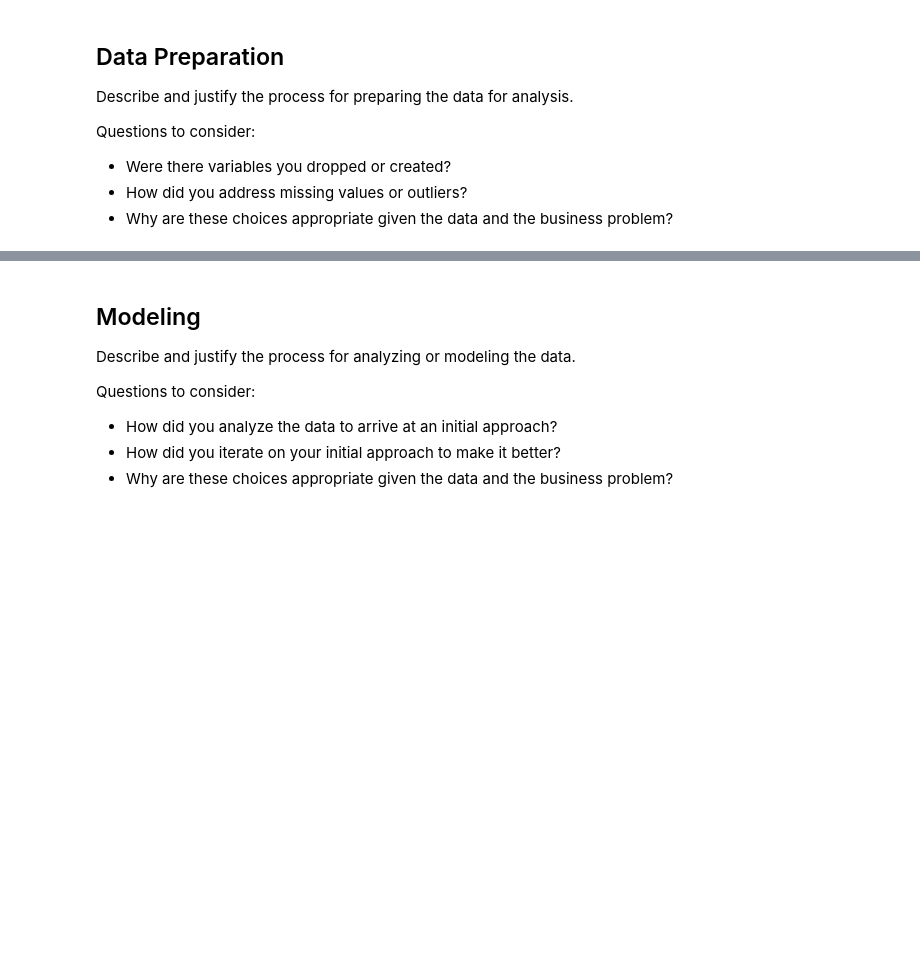
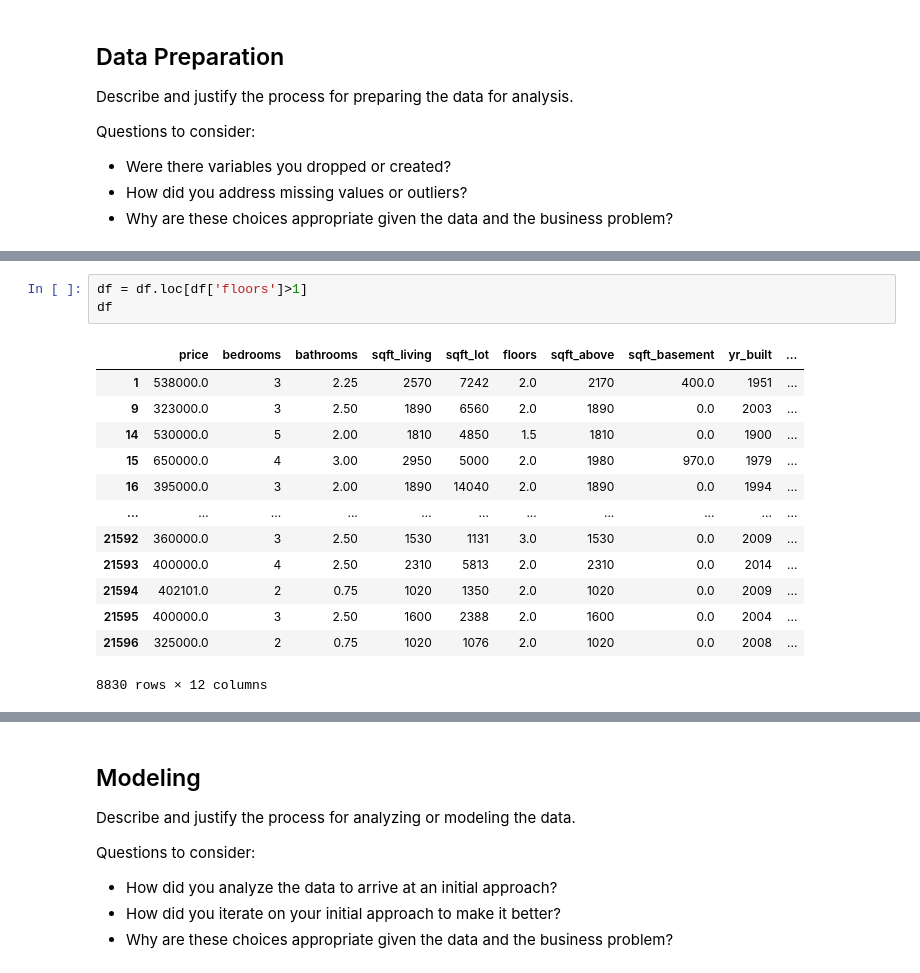
Before and after one commit to litzysj/King-County-Real-Estate-Analysis, a Jupyter notebook: Sandbox Notebook.ipynb, the cells around one changed output, grey strips where cells are left out. Cells and saved outputs as stored; diff of their text form; blank space fills up the shorter version.

```diff
--- a/Sandbox Notebook.ipynb
+++ b/Sandbox Notebook.ipynb
@@ -48,0 +183,17 @@ Questions to consider:
+# %%
+df = df.loc[df['floors']>1]
+df
+# %% [output]
+|  | price | bedrooms | bathrooms | sqft_living | sqft_lot | floors | sqft_above | sqft_basement | yr_built | ... |
+| 1 | 538000.0 | 3 | 2.25 | 2570 | 7242 | 2.0 | 2170 | 400.0 | 1951 | ... |
+| 9 | 323000.0 | 3 | 2.50 | 1890 | 6560 | 2.0 | 1890 | 0.0 | 2003 | ... |
+| 14 | 530000.0 | 5 | 2.00 | 1810 | 4850 | 1.5 | 1810 | 0.0 | 1900 | ... |
+| 15 | 650000.0 | 4 | 3.00 | 2950 | 5000 | 2.0 | 1980 | 970.0 | 1979 | ... |
+| 16 | 395000.0 | 3 | 2.00 | 1890 | 14040 | 2.0 | 1890 | 0.0 | 1994 | ... |
+| ... | ... | ... | ... | ... | ... | ... | ... | ... | ... | ... |
+| 21592 | 360000.0 | 3 | 2.50 | 1530 | 1131 | 3.0 | 1530 | 0.0 | 2009 | ... |
+| 21593 | 400000.0 | 4 | 2.50 | 2310 | 5813 | 2.0 | 2310 | 0.0 | 2014 | ... |
+| 21594 | 402101.0 | 2 | 0.75 | 1020 | 1350 | 2.0 | 1020 | 0.0 | 2009 | ... |
+| 21595 | 400000.0 | 3 | 2.50 | 1600 | 2388 | 2.0 | 1600 | 0.0 | 2004 | ... |
+| 21596 | 325000.0 | 2 | 0.75 | 1020 | 1076 | 2.0 | 1020 | 0.0 | 2008 | ... |
+8830 rows × 12 columns
```
Also changed, not shown: parts of 15 cells of this notebook, 1 other file.
